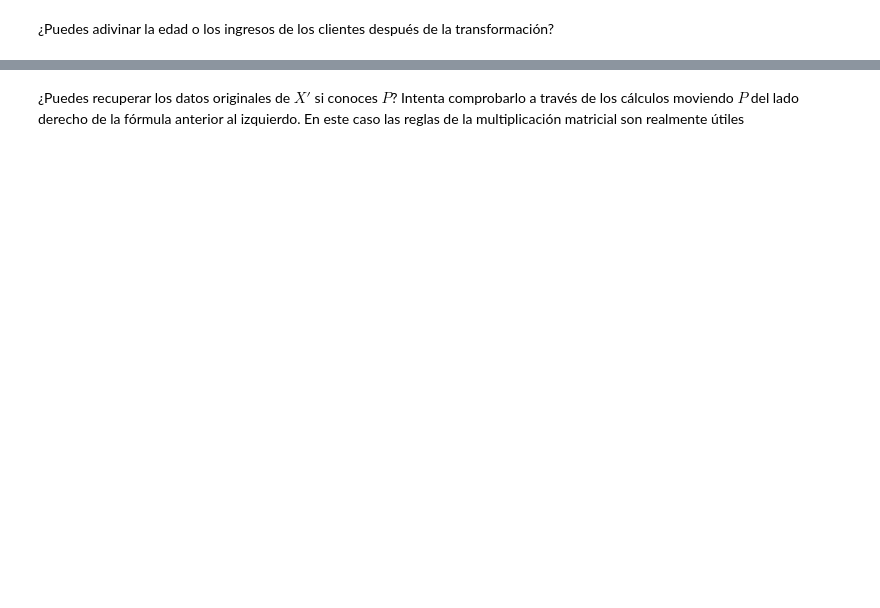
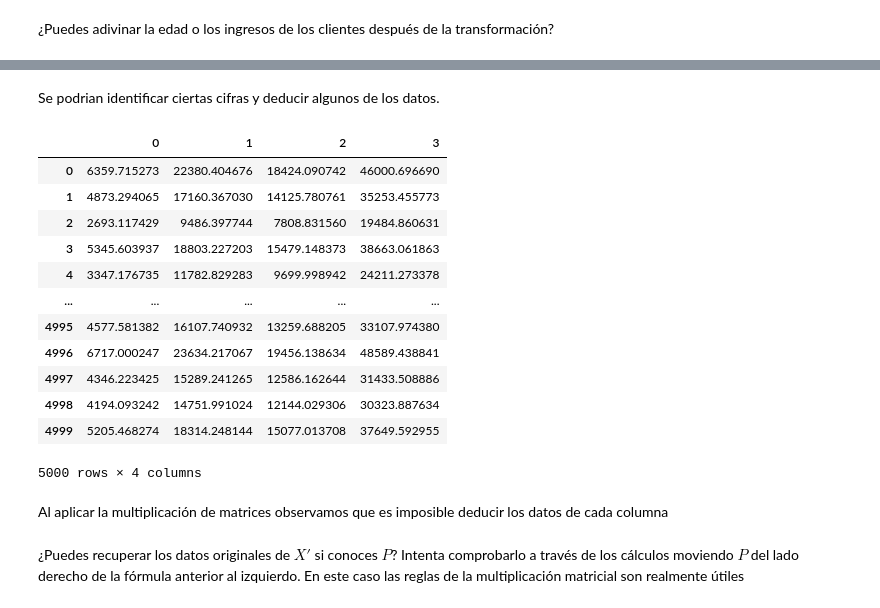
Before and after one commit to jalcala88/Proyectos-Tripleten, a Jupyter notebook: Sprint_13/Proyecto_sprint_13.ipynb, the cells around one changed output, grey strips where cells are left out. Drawn from its saved outputs; the diff is of its cells as text; code cells hidden in the pictures; blank space fills up the shorter version.

```diff
--- a/Sprint_13/Proyecto_sprint_13.ipynb
+++ b/Sprint_13/Proyecto_sprint_13.ipynb
@@ -305,2 +613,24 @@ Comprobar que la matriz P sea invertible
+# %% [markdown]
+Se podrian identificar ciertas cifras y deducir algunos de los datos.
+# %%
+# Vamos a ofuscar los datos
+X_pn=X@P
+display(pd.DataFrame(X_pn))
+# %% [output]
+|  | 0 | 1 | 2 | 3 |
+| 0 | 6359.715273 | 22380.404676 | 18424.090742 | 46000.696690 |
+| 1 | 4873.294065 | 17160.367030 | 14125.780761 | 35253.455773 |
+| 2 | 2693.117429 | 9486.397744 | 7808.831560 | 19484.860631 |
+| 3 | 5345.603937 | 18803.227203 | 15479.148373 | 38663.061863 |
+| 4 | 3347.176735 | 11782.829283 | 9699.998942 | 24211.273378 |
+| ... | ... | ... | ... | ... |
+| 4995 | 4577.581382 | 16107.740932 | 13259.688205 | 33107.974380 |
+| 4996 | 6717.000247 | 23634.217067 | 19456.138634 | 48589.438841 |
+| 4997 | 4346.223425 | 15289.241265 | 12586.162644 | 31433.508886 |
+| 4998 | 4194.093242 | 14751.991024 | 12144.029306 | 30323.887634 |
+| 4999 | 5205.468274 | 18314.248144 | 15077.013708 | 37649.592955 |
+5000 rows × 4 columns
+# %% [markdown]
+Al aplicar la multiplicación de matrices observamos que es imposible deducir los datos de cada columna
 # %% [markdown]
 ¿Puedes recuperar los datos originales de $X'$ si conoces $P$? Intenta comprobarlo a través de los cálculos moviendo $P$ del lado derecho de la fórmula anterior al izquierdo. En este caso las reglas de la multiplicación matricial son realmente útiles
```
Also changed, not shown: parts of 52 cells of this notebook, 1 other file.
